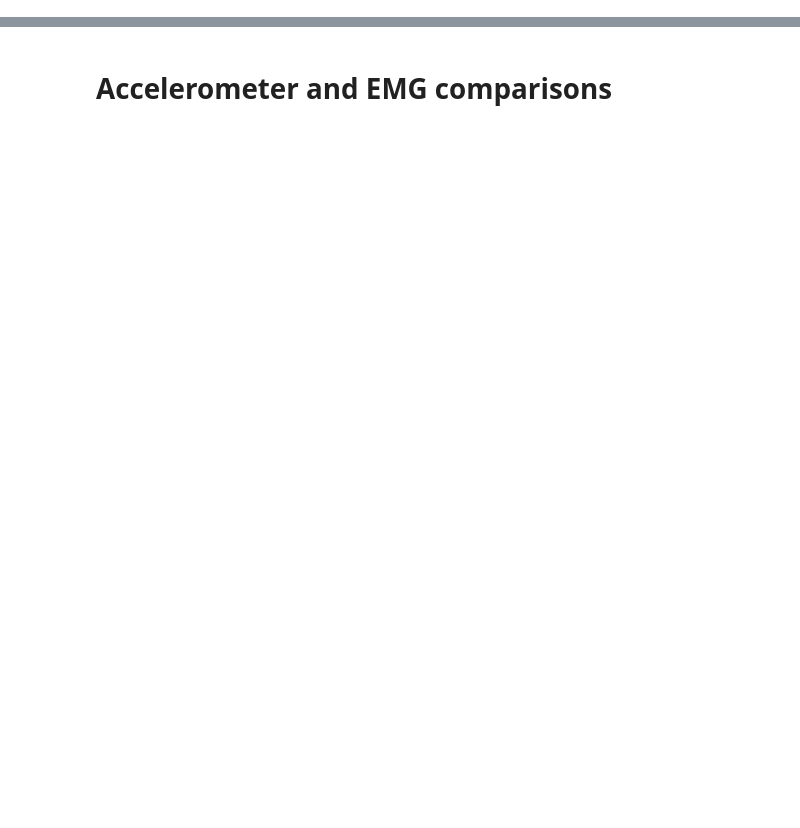
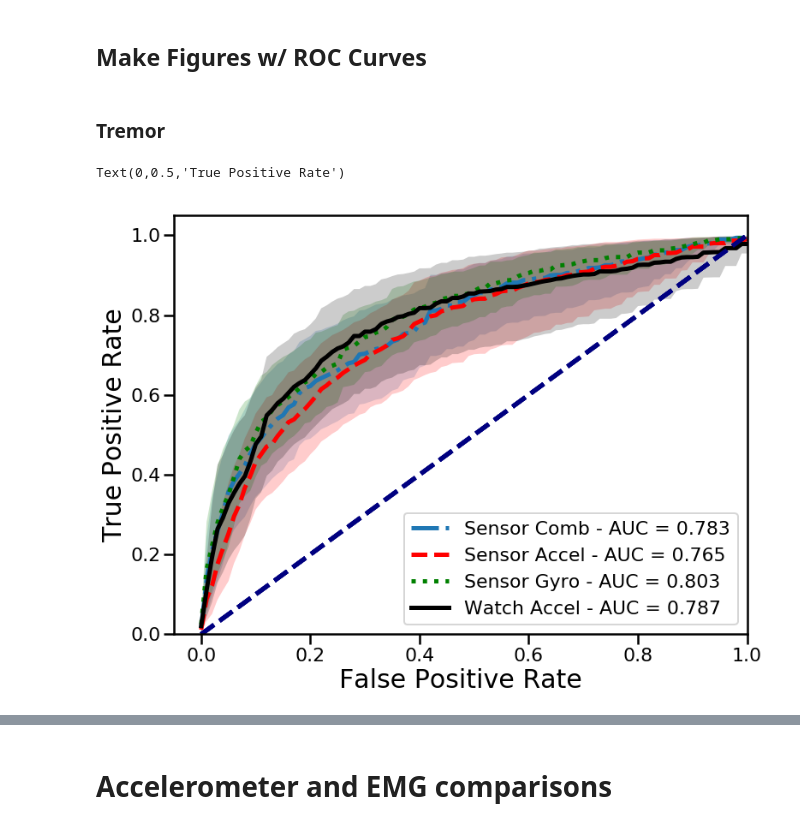
Before and after one commit to nshawen/CIS-PD-Optimization, a Jupyter notebook: EMG, Accel, Gyro, Watch Analysis.ipynb, the cells around one changed output, grey strips where cells are left out. Drawn from its saved outputs; the diff is of its cells as text; code cells hidden in the pictures; blank space fills up the shorter version.

Commit message:
updated to do ROC curves

```diff
--- a/EMG, Accel, Gyro, Watch Analysis.ipynb
+++ b/EMG, Accel, Gyro, Watch Analysis.ipynb
@@ -153,0 +426,31 @@ def plot_roc(tpr_all,fpr,roc_auc,ax=None,plotname=None,col=None):
+# %%
+#LOSO Combined Tremor
+
+t1=time.time()
+res_all = pd.DataFrame()
+
+symptom = 'Tremor'
+
+Data = Dataorig.copy() #original unmodified dataframe
+Data=Data[~Data[symptom].isnull()] #remove nan rows for current symptom
+Data=Data.reset_index(drop=True) #reset index
+
+X = Data.iloc[:,7:].as_matrix()
+fnames = Data.iloc[:,7:].columns.values
+
+indp = ((Data[symptom]>0))
+indp = indp.values
+y = indp.astype(int) #target
+print('Rows w %s %d/%d = %.2f'%(symptom,sum(indp),len(indp),(sum(indp)/len(indp))))
+
+models = [RandomForestClassifier(n_estimators=50,random_state=2)]
+model_name = ['Random Forest']
+models = list(zip(models,model_name))
+groups = Data.Subject.as_matrix()
+
+res,res_group = LOSOCV(Data,X,y,groups,models)
+res_all = pd.concat((res_all,res))
+
+Trem_Comb = res_group['Random Forest']
+
+print('Elapsed time = %.3f min'%((time.time()-t1)/60))
@@ -153,0 +1497,19 @@ def plot_roc(tpr_all,fpr,roc_auc,ax=None,plotname=None,col=None):
+# %% [markdown]
+## Make Figures w/ ROC Curves
+# %% [markdown]
+### Tremor
+# %%
+data = Trem_Comb
+plt.figure(figsize=(12,9))
+lw = 5
+ax = plot_roc(np.vstack([d for d in data['tpr'] if len(d)>0]),data['fpr'][0],np.nanmean(data['auroc']),
+             plotname='Sensor Comb',ls='-.',lw=5)
+for data, c, name, ls in zip([Trem_Accel,Trem_Gyro,Trem_Watch],['r','g','k'],
+                         ['Sensor Accel','Sensor Gyro','Watch Accel'],['--',':','-']):
+    plot_roc(np.vstack([d for d in data['tpr'] if len(d)>0]),data['fpr'][0],np.nanmean(data['auroc']),
+             plotname=name,ax = ax, col = c, ls = ls,lw=5)
+ax.set_xlabel(ax.get_xlabel(), fontsize=30)
+ax.set_ylabel(ax.get_ylabel(), fontsize=30)
+# %% [output]
+Text(0,0.5,'True Positive Rate')
+[figure, added]
```
Also changed, not shown: parts of 144 cells of this notebook, 2 other files.
